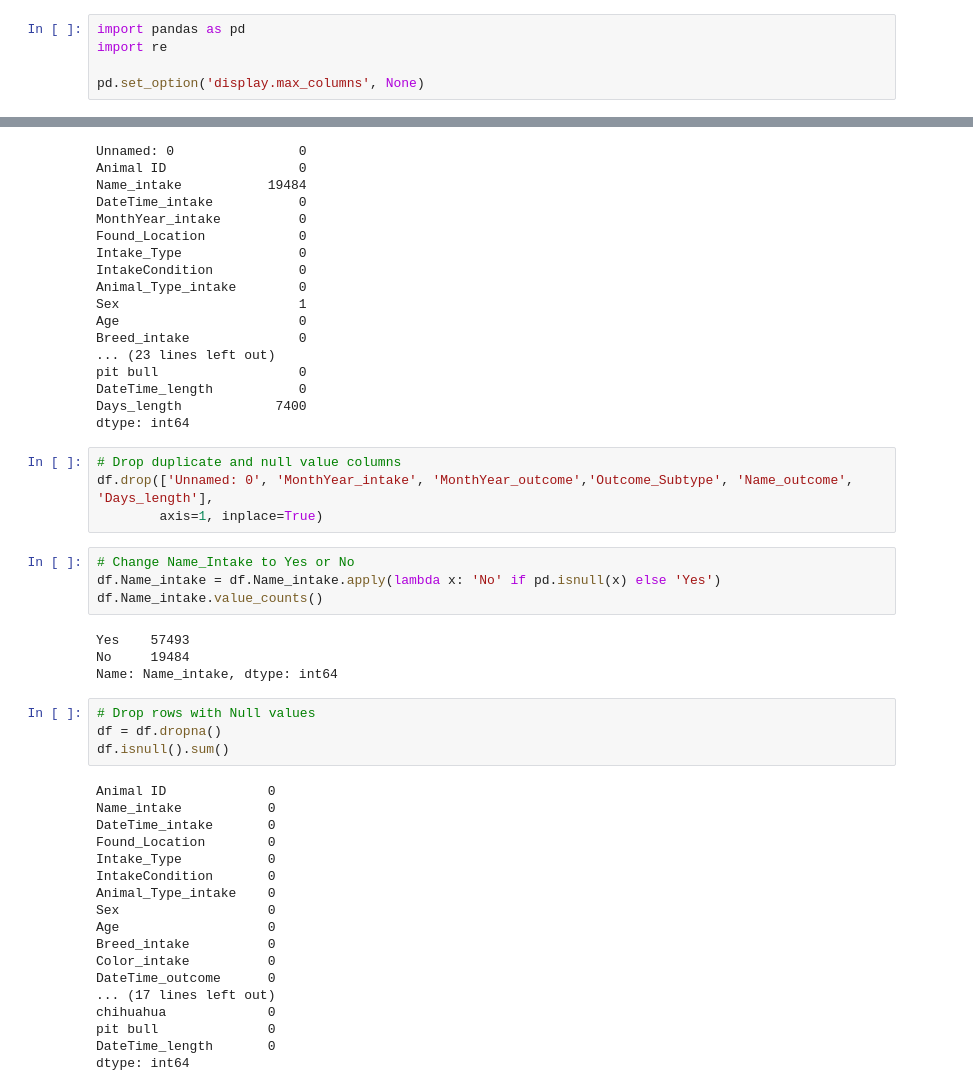
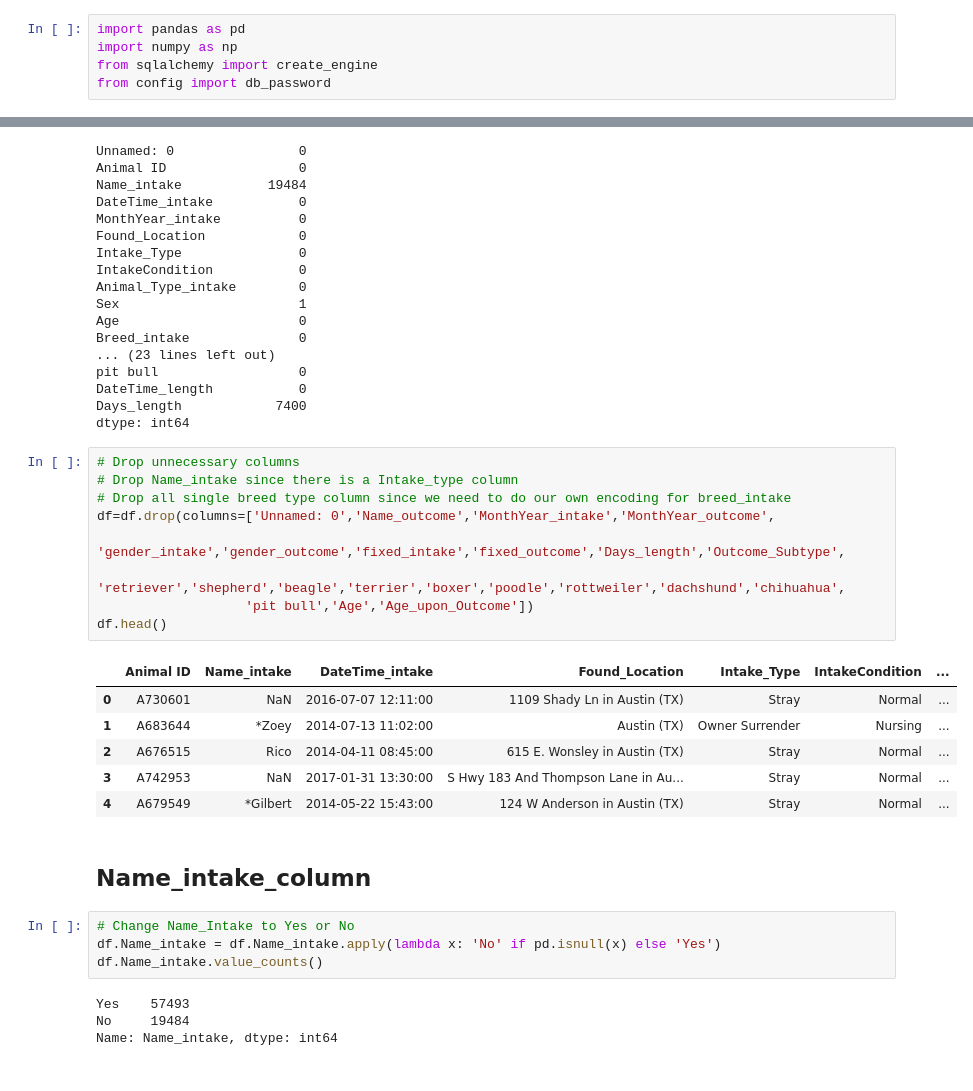
Before and after one commit to kevinsguo/Group_5_Animal_Adoption, a Jupyter notebook: Becky/Animal_Adoption_Analysis.ipynb, the cells around one changed output, grey strips where cells are left out. Cells and saved outputs as stored; diff of their text form.

```diff
--- a/Becky/Animal_Adoption_Analysis.ipynb
+++ b/Becky/Animal_Adoption_Analysis.ipynb
@@ -1,8 +1,8 @@
 # %%
 import pandas as pd
-import re
-
-pd.set_option('display.max_columns', None)
+import numpy as np
+from sqlalchemy import create_engine
+from config import db_password
 # %%
 df = pd.read_csv('all_records.csv')
 # %%
@@ -57,37 +51,29 @@ DateTime_length           0
 Days_length            7400
 dtype: int64
 # %%
-# Drop duplicate and null value columns
-df.drop(['Unnamed: 0', 'MonthYear_intake', 'MonthYear_outcome','Outcome_Subtype', 'Name_outcome', 'Days_length'],
-        axis=1, inplace=True)
+# Drop unnecessary columns
+# Drop Name_intake since there is a Intake_type column
+# Drop all single breed type column since we need to do our own encoding for breed_intake
+df=df.drop(columns=['Unnamed: 0','Name_outcome','MonthYear_intake','MonthYear_outcome',
+                    'gender_intake','gender_outcome','fixed_intake','fixed_outcome','Days_length','Outcome_Subtype',
+                   'retriever','shepherd','beagle','terrier','boxer','poodle','rottweiler','dachshund','chihuahua',
+                   'pit bull','Age','Age_upon_Outcome'])
+df.head()
+# %% [output]
+|  | Animal ID | Name_intake | DateTime_intake | Found_Location | Intake_Type | IntakeCondition | ... |
+| 0 | A730601 | NaN | 2016-07-07 12:11:00 | 1109 Shady Ln in Austin (TX) | Stray | Normal | ... |
+| 1 | A683644 | *Zoey | 2014-07-13 11:02:00 | Austin (TX) | Owner Surrender | Nursing | ... |
+| 2 | A676515 | Rico | 2014-04-11 08:45:00 | 615 E. Wonsley in Austin (TX) | Stray | Normal | ... |
+| 3 | A742953 | NaN | 2017-01-31 13:30:00 | S Hwy 183 And Thompson Lane in Au... | Stray | Normal | ... |
+| 4 | A679549 | *Gilbert | 2014-05-22 15:43:00 | 124 W Anderson in Austin (TX) | Stray | Normal | ... |
-# %%
-# Change Name_Intake to Yes or No
-df.Name_intake = df.Name_intake.apply(lambda x: 'No' if pd.isnull(x) else 'Yes')
-df.Name_intake.value_counts()
-# %% [output]
-Yes    57493
-No     19484
-Name: Name_intake, dtype: int64
+# %% [markdown]
+## Name_intake_column
 # %%
-# Drop rows with Null values
-df = df.dropna()
-df.isnull().sum()
+# Change Name_Intake to Yes or No
+df.Name_intake = df.Name_intake.apply(lambda x: 'No' if pd.isnull(x) else 'Yes')
+df.Name_intake.value_counts()
 # %% [output]
-Animal ID             0
-Name_intake           0
-DateTime_intake       0
-Found_Location        0
-Intake_Type           0
-IntakeCondition       0
-Animal_Type_intake    0
-Sex                   0
-Age                   0
-Breed_intake          0
-Color_intake          0
-DateTime_outcome      0
-... (17 lines left out)
-chihuahua             0
-pit bull              0
-DateTime_length       0
-dtype: int64
+Yes    57493
+No     19484
+Name: Name_intake, dtype: int64
 # %%
```
Also changed, not shown: parts of 89 cells of this notebook, 2 other files.
